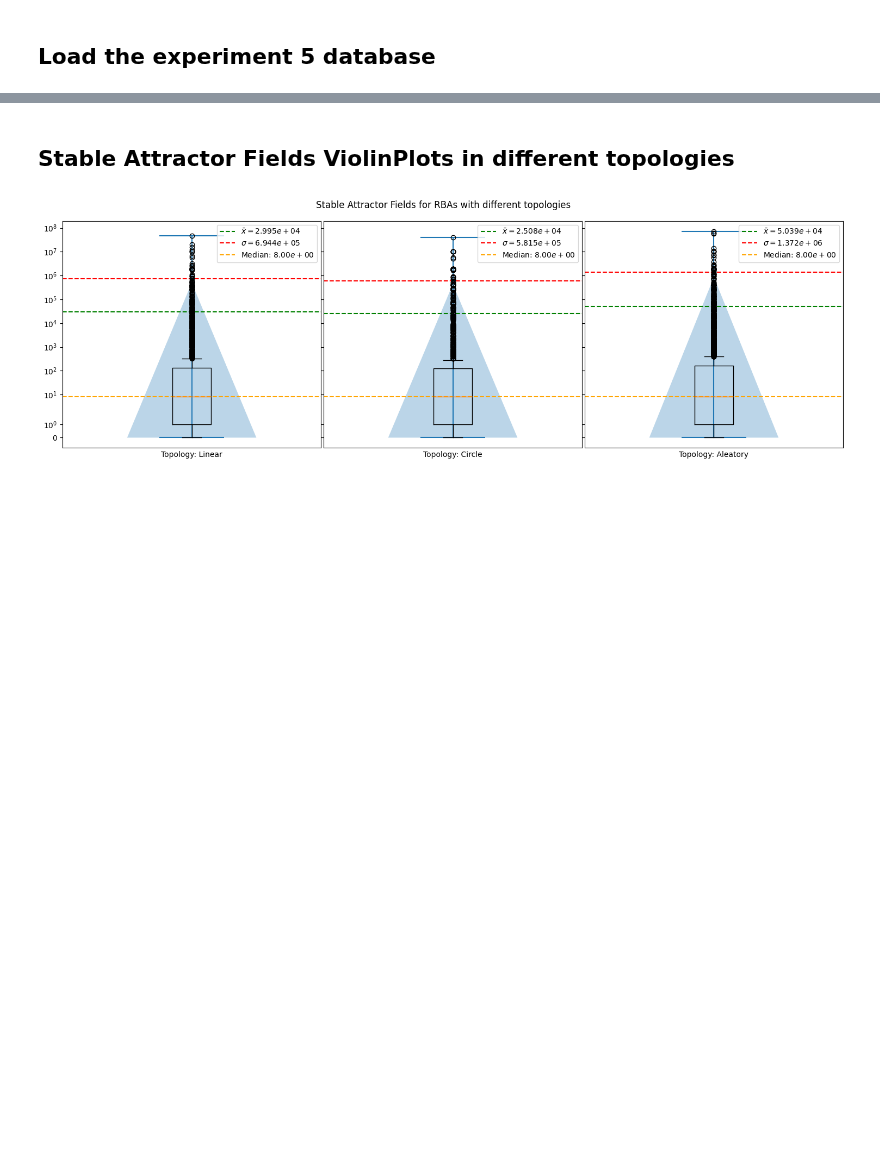
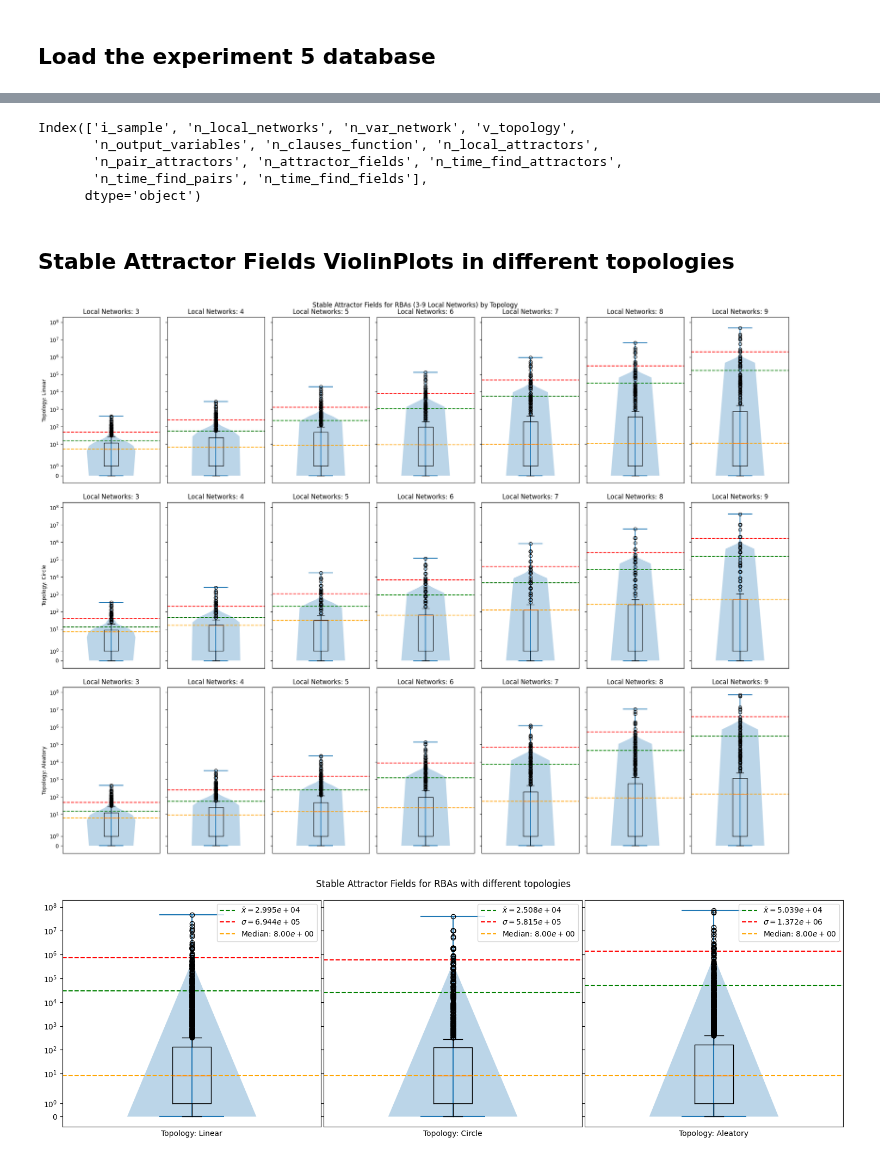
Before and after one commit to crptcusco/cbnetwork, a Jupyter notebook: experiments/5_networks_all/exp5_analysis_general.ipynb, the cells around one changed output, grey strips where cells are left out. Saved outputs shown, nothing was run; the diff lists cells and outputs as text; code cells hidden in the pictures; blank space fills up the shorter version.

```diff
--- a/experiments/5_networks_all/exp5_analysis_general.ipynb
+++ b/experiments/5_networks_all/exp5_analysis_general.ipynb
@@ -14,5 +18,76 @@ Database Loaded
+# %%
+df.keys()
+# %% [output]
+Index(['i_sample', 'n_local_networks', 'n_var_network', 'v_topology',
+       'n_output_variables', 'n_clauses_function', 'n_local_attractors',
+       'n_pair_attractors', 'n_attractor_fields', 'n_time_find_attractors',
+       'n_time_find_pairs', 'n_time_find_fields'],
+      dtype='object')
 # %% [markdown]
 ## Stable Attractor Fields ViolinPlots in different topologies
+# %%
+# Filter the data for specific topologies and local networks
+l_topologies = df['v_topology'].unique()
+labels_topologies = {4: "Linear", 3: "Circle", 2: "Aleatory"}
+
+# Filtrar los datos para redes locales entre 3 y 9
+filtered_df = df[(df['n_local_networks'] >= 3) & (df['n_local_networks'] <= 9)]
+
+# Agrupar por topología y redes locales
+grouped = filtered_df.groupby(['v_topology', 'n_local_networks'])
+
+# Crear subplots: una fila por cada topología, 7 gráficos por fila (para las redes locales de 3 a 9)
+fig, axs = plt.subplots(len(l_topologies), 7, sharey=True, figsize=(20, 5 * len(l_topologies)))
+
+# Si solo hay una topología, convertir axs a una lista de listas para que sea iterable
+if len(l_topologies) == 1:
+    axs = [axs]
+
+# Iterar a través de las topologías
+for row_axs, i_topology in zip(axs, l_topologies):
+    # Iterar a través de los números de redes locales de 3 a 9
+    for ax, n_local in zip(row_axs, range(3, 10)):
+        # Verificar si hay datos para la combinación de topología y número de redes locales
+        if (i_topology, n_local) in grouped.groups:
+            group = grouped.get_group((i_topology, n_local))
+            data = group['n_attractor_fields']
+
+            # Calcular la media y la desviación estándar
+            median = data.median()
+            mean = data.mean()
+            std_max = data.std()
+
+            # Trazar líneas de media, desviación estándar y mediana
+            ax.axhline(y=mean, xmin=0.0, xmax=1.0, color='g', ls='--',
+                       label=fr'$\bar{{x}}={mean:.4g}$')
+            ax.axhline(y=mean + std_max, xmin=0.0, xmax=1.0, color='r', ls='--',
+                       label=fr'$\sigma={std_max:.4g}$')
+            ax.axhline(y=median, xmin=0.0, xmax=1.0, color='orange', ls='--',
+                       label=fr'Median: ${median:.2e}$')
+
+            # Crear gráfico de violín
+            ax.violinplot(data)
+            ax.boxplot(data)
+        else:
+            # Si no hay datos para la combinación, dejar el gráfico vacío
+            ax.text(0.5, 0.5, 'No data', horizontalalignment='center', verticalalignment='center')
+
+        # Configurar etiquetas y límites
+        ax.set_title(f'Local Networks: {n_local}')
+        ax.set_yscale('symlog')
+        ax.set_xticks([])
+
+    # Etiquetar cada fila con la topología
+    row_axs[0].set_ylabel(f'Topology: {labels_topologies.get(i_topology, "Unknown")}')
+
+# Establecer el título general de la figura y el layout
+fig.suptitle('Stable Attractor Fields for RBAs (3-9 Local Networks) by Topology')
+fig.tight_layout(h_pad=2)
+
+# Mostrar el gráfico
+plt.show()
+# %% [output]
+[figure, added]
 # %%
 # Filter the data for specific topologies and local networks
 l_topologies = df['v_topology'].unique()
```
Also changed, not shown: parts of 2 cells of this notebook, 1 other file.
